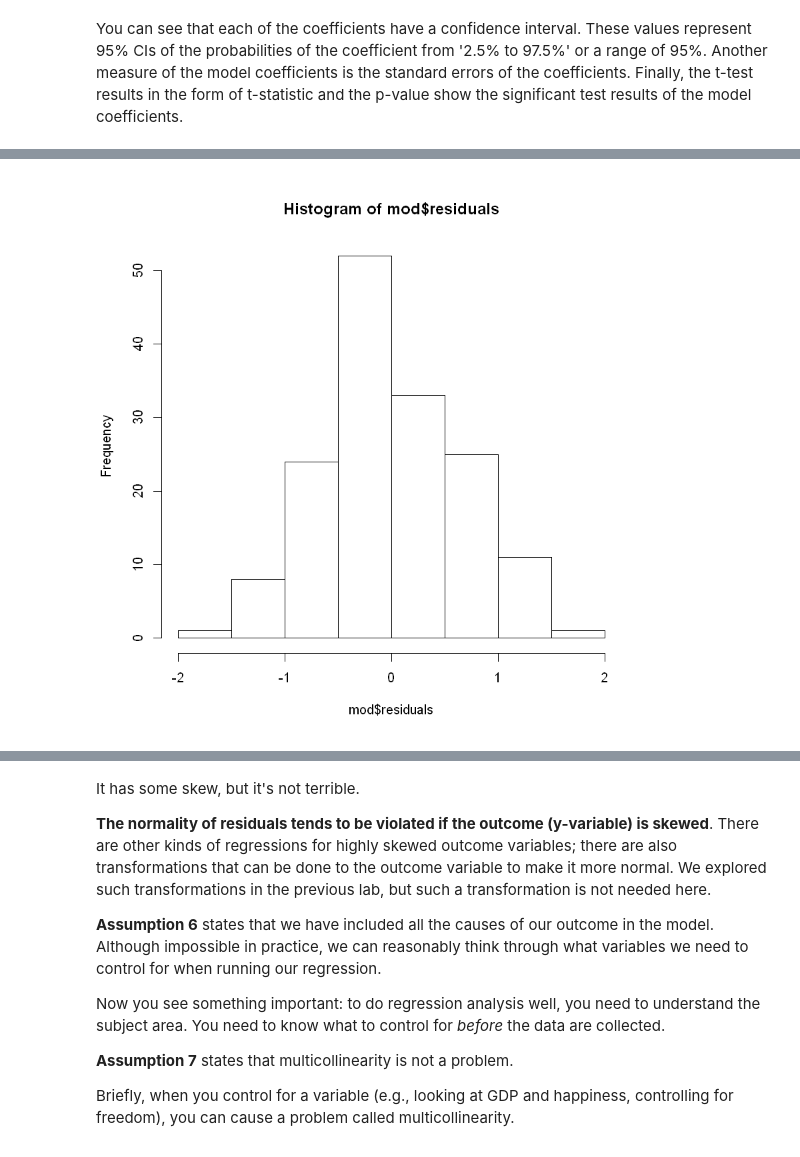
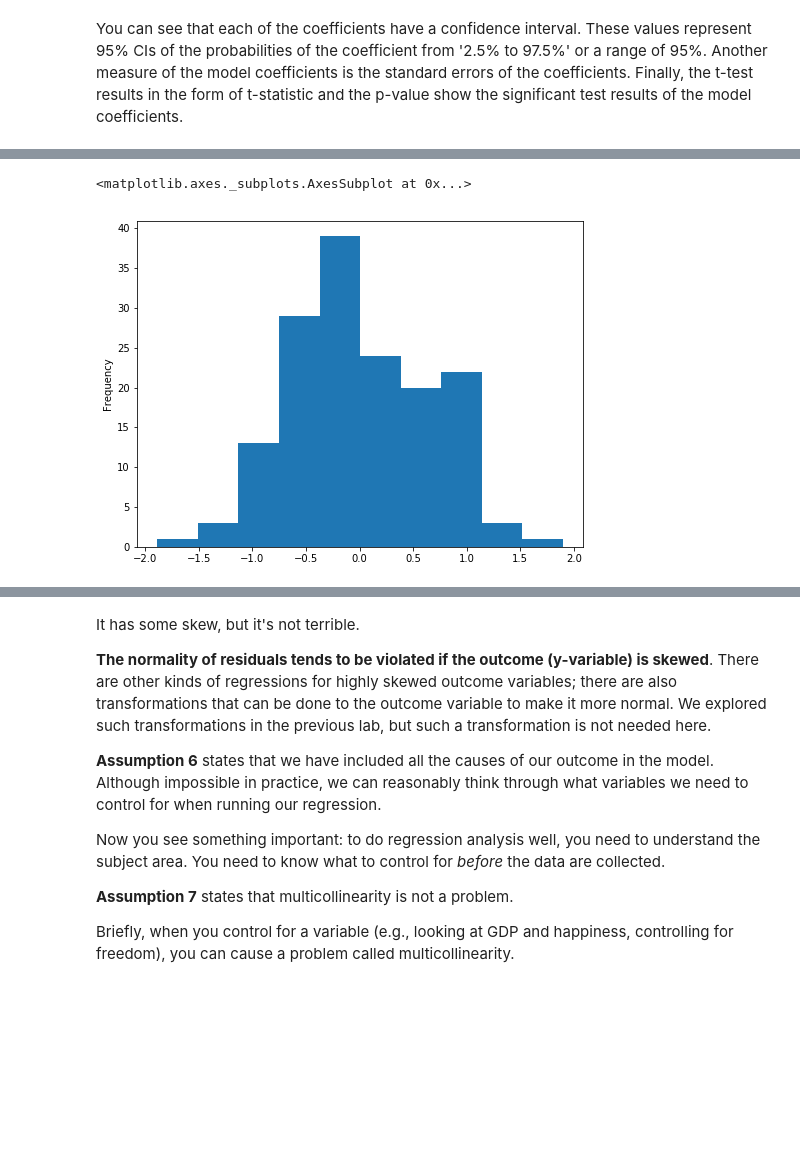
Before and after one commit to Tommytrungto/Research-Methods-for-Data-Science-with-Python, a Jupyter notebook: Module5/Mod5_Lab2_-_Regression.ipynb, the cells around one changed output, grey strips where cells are left out. Drawn from its saved outputs; the diff is of its cells as text; code cells hidden in the pictures; blank space fills up the shorter version.

```diff
--- a/Module5/Mod5_Lab2_-_Regression.ipynb
+++ b/Module5/Mod5_Lab2_-_Regression.ipynb
@@ -400,8 +362,10 @@ means we are not systematically over-predicting or under-predicting
 is that the regressions are *normally distributed*. Of course, in a
 normal distribution, the data are symmetrical, so the lower values (1Q)
 should mirror the top values (3Q). We could also simply histogram them:
-# %%
-hist(mod$residuals)
-# %% [output]
-[figure, removed]
+# %%
+ax = plt.figure(figsize=(8, 6)).gca() # define axis
+new_predict.Residuals.plot.hist(ax = ax)
+# %% [output]
+<matplotlib.axes._subplots.AxesSubplot at 0x...>
+[figure, added]
 # %% [markdown]
```
Also changed, not shown: parts of 26 cells of this notebook.
